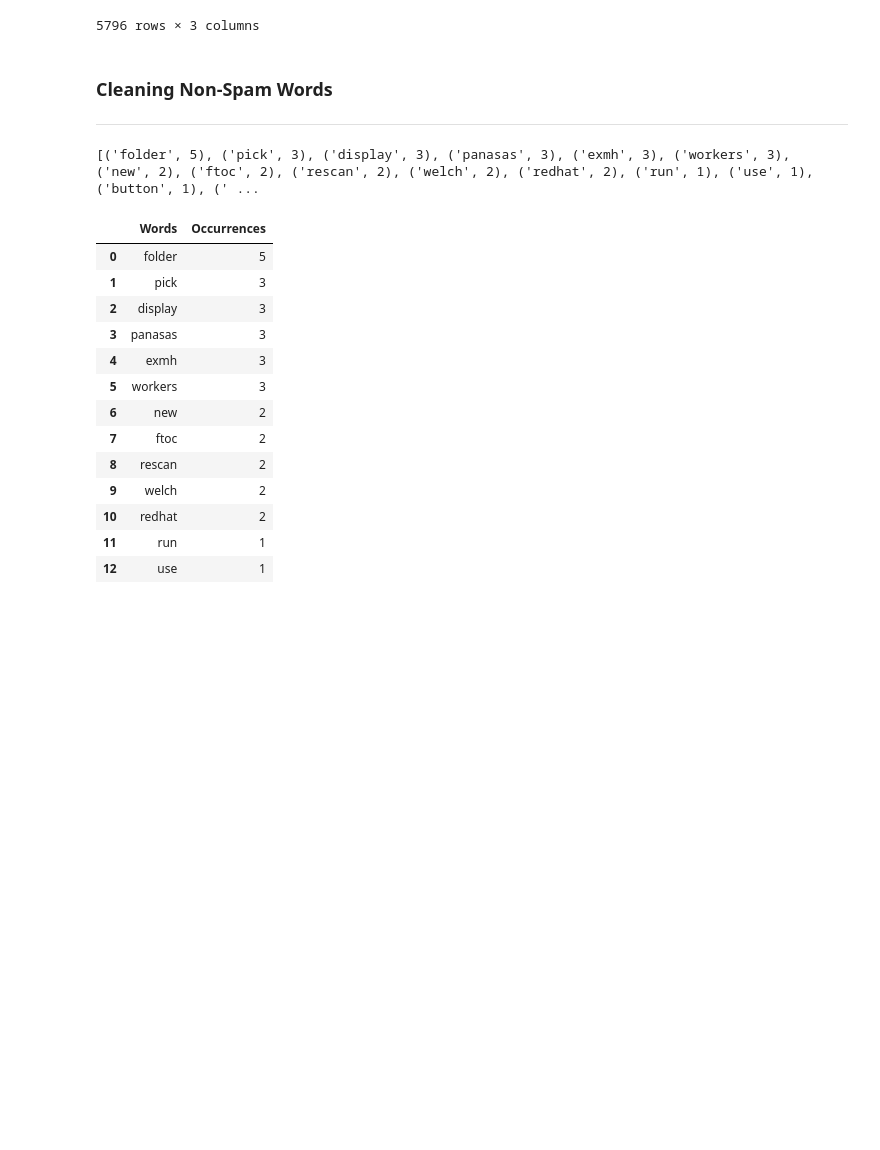
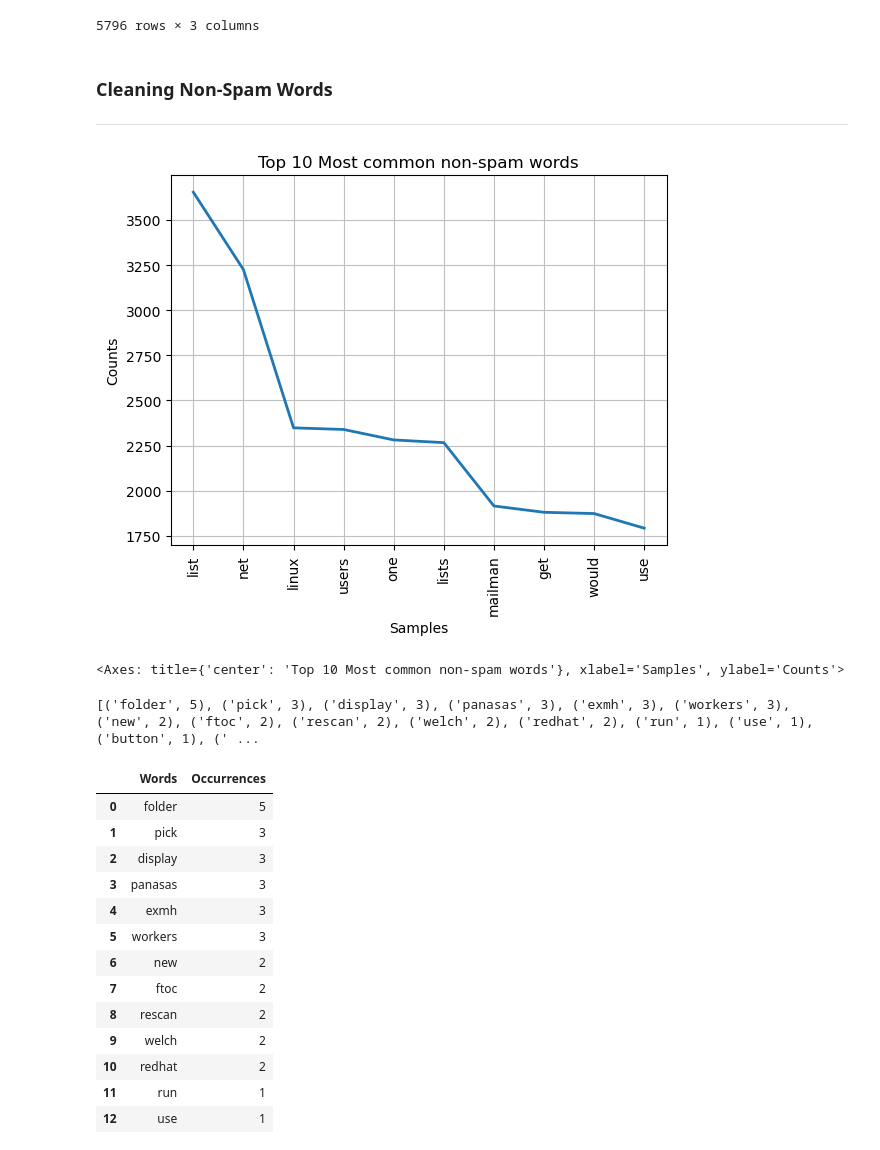
Before and after one commit to rnlclngpilar/MachineLearningFinalProject, a Jupyter notebook: ML_Project/ML_Spam_Project.ipynb, the cells around one changed output. Saved outputs shown, nothing was run; the diff lists cells and outputs as text; code cells hidden in the pictures; blank space fills up the shorter version.

Commit message:
Add graphs for common words

```diff
--- a/ML_Project/ML_Spam_Project.ipynb
+++ b/ML_Project/ML_Spam_Project.ipynb
@@ -248,6 +249,19 @@ for i in df["Type"]:
 # %% [markdown]
 ### Cleaning Non-Spam Words
 ---
+# %%
+nonspam_word = []
+for words in non_spam_amount:
+    word = word_tokenize(words)
+    for w in word:
+        nonspam_word.append(w)
+
+nonspam_word = nltk.FreqDist(nonspam_word)
+# %%
+nonspam_word.plot(10, title="Top 10 Most common non-spam words")
+# %% [output]
+[figure, added]
+<Axes: title={'center': 'Top 10 Most common non-spam words'}, xlabel='Samples', ylabel='Counts'>
 # %%
 # Split each non-spam message into individual words and add them to an array list
 
```
Also changed, not shown: parts of 3 cells of this notebook.
